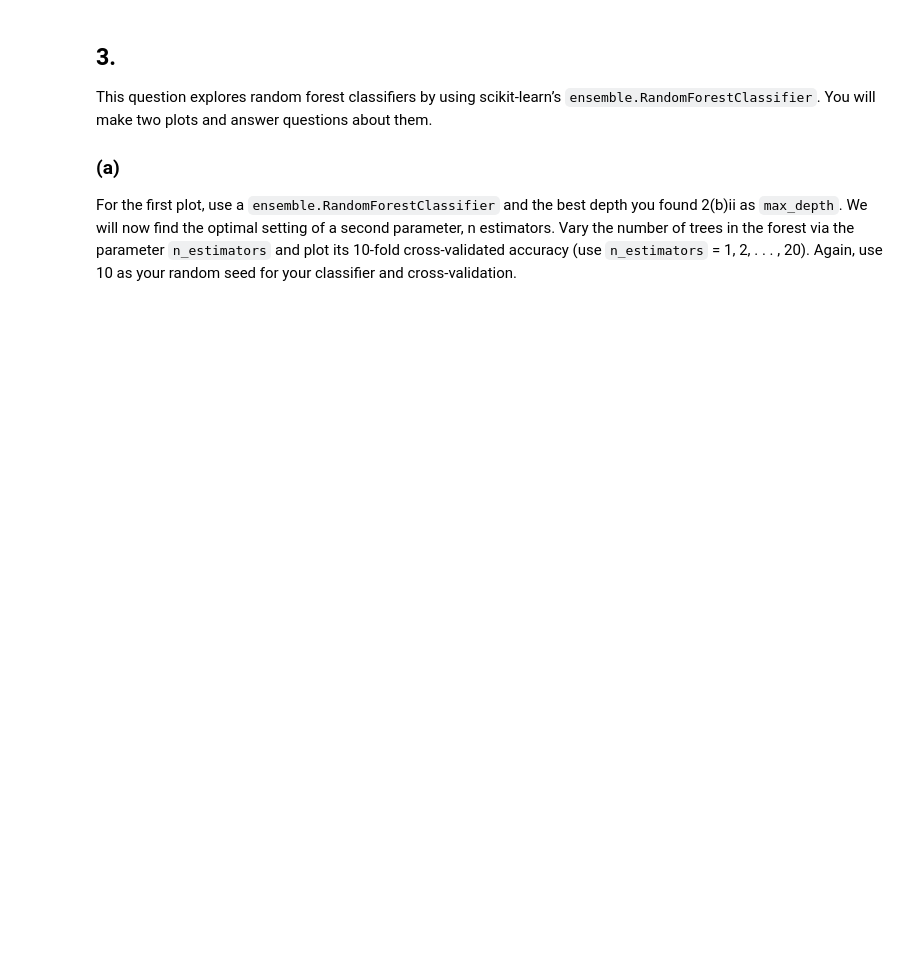
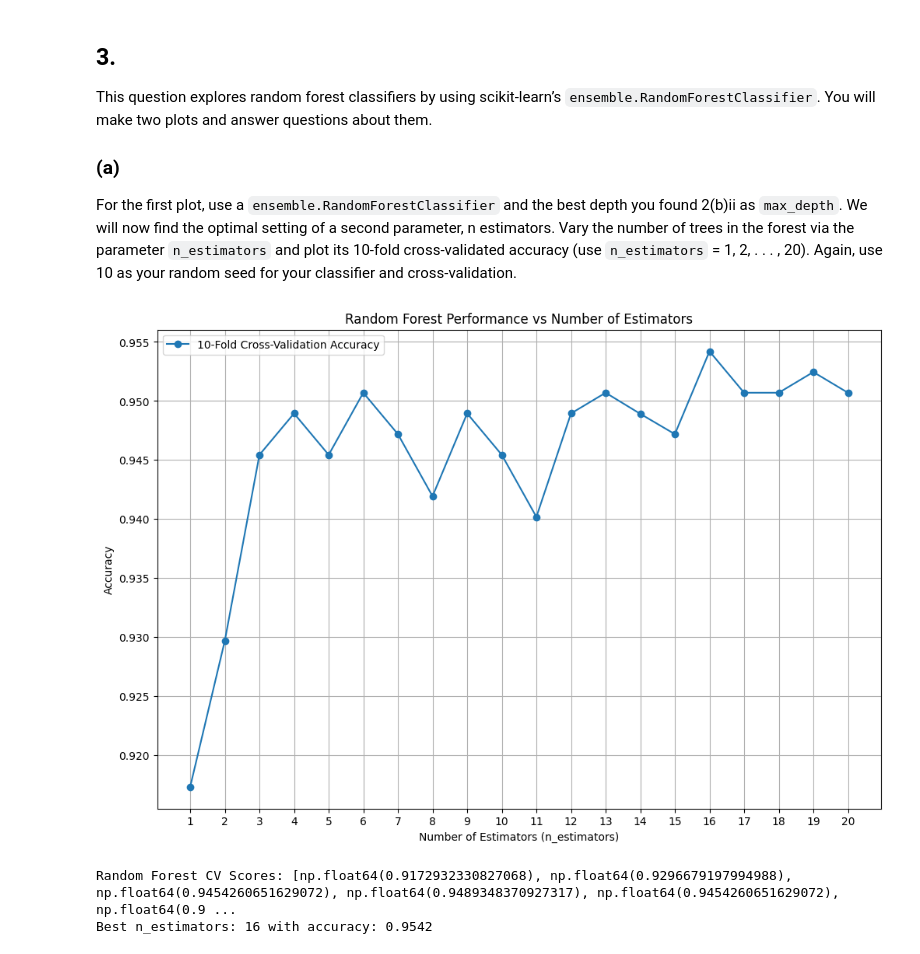
Before and after one commit to jeevanspatil/test123, a Jupyter notebook: hw1_programming_base_notebook.ipynb, the cells around one changed output. Saved outputs shown, nothing was run; the diff lists cells and outputs as text; code cells hidden in the pictures; blank space fills up the shorter version.

```diff
--- a/hw1_programming_base_notebook.ipynb
+++ b/hw1_programming_base_notebook.ipynb
@@ -68,6 +129,43 @@ found 2(b)ii as `max_depth`. We will now find the optimal setting of a second pa
 n estimators. Vary the number of trees in the forest via the parameter `n_estimators`
 and plot its 10-fold cross-validated accuracy (use `n_estimators` = 1, 2, . . . , 20). Again,
 use 10 as your random seed for your classifier and cross-validation.
+# %%
+# Question 3a: Random Forest with varying n_estimators
+# Use best max_depth from 2(b)ii which is 5
+best_depth_q2 = 5
+n_estimators_range = range(1, 21)
+rf_cv_scores = []
+
+for n_est in n_estimators_range:
+    # Create random forest classifier
+    rf_clf = ensemble.RandomForestClassifier(
+        n_estimators=n_est,
+        max_depth=best_depth_q2,
+        random_state=RANDOM_STATE
+    )
+
+    # 10-fold cross-validation accuracy
+    cv = KFold(n_splits=10, shuffle=True, random_state=RANDOM_STATE)
+    scores = cross_val_score(rf_clf, X, y, cv=cv)
+    rf_cv_scores.append(scores.mean())
+
+# Plot the results
+plt.figure(figsize=FIGSIZE)
+plt.plot(n_estimators_range, rf_cv_scores, marker='o', label='10-Fold Cross-Validation Accuracy')
+plt.xlabel('Number of Estimators (n_estimators)')
+plt.ylabel('Accuracy')
+plt.title('Random Forest Performance vs Number of Estimators')
+plt.legend()
+plt.grid(True)
+plt.xticks(n_estimators_range)
+plt.show()
+
+print("Random Forest CV Scores:", rf_cv_scores)
+print(f"Best n_estimators: {n_estimators_range[np.argmax(rf_cv_scores)]} with accuracy: {max(rf_cv_scores):.4f}")
+# %% [output]
+[figure, added]
+Random Forest CV Scores: [np.float64(0.9172932330827068), np.float64(0.9296679197994988), np.float64(0.9454260651629072), np.float64(0.9489348370927317), np.float64(0.9454260651629072), np.float64(0.9 ...
+Best n_estimators: 16 with accuracy: 0.9542
 # %% [markdown]
 ### (b)
 Do you see an improvement using random forests versus using a single tree? (Note: use
```
Also changed, not shown: parts of 8 cells of this notebook.
